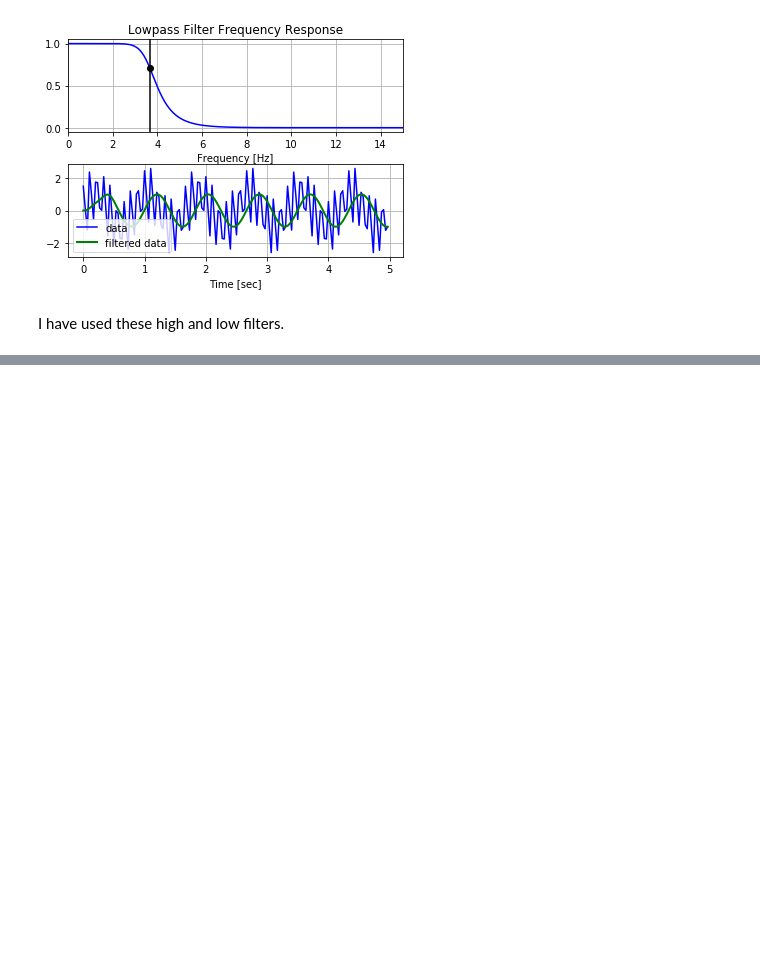
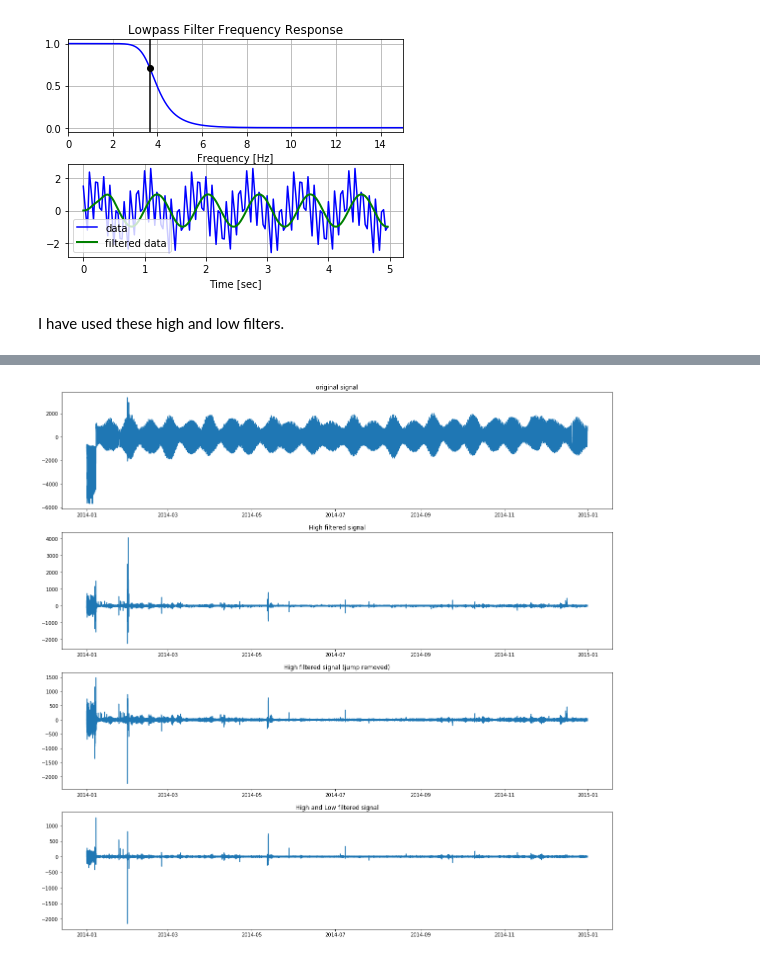
Before and after one commit to jhkim2/meteo_tsunami, a Jupyter notebook: notebook/01_Tide_Data_Cleaning/Data_Filtering.ipynb, the cells around one changed output, grey strips where cells are left out. Cells and saved outputs as stored; diff of their text form; code cells hidden in the pictures; blank space fills up the shorter version.

```diff
--- a/notebook/01_Tide_Data_Cleaning/Data_Filtering.ipynb
+++ b/notebook/01_Tide_Data_Cleaning/Data_Filtering.ipynb
@@ -171,0 +174,40 @@ plt.show()
+# %%
+# For our case the unit is hour.
+df1 = df #.loc[60*24*30*10:60*24*30*(10+1)]
+order = 6
+NN = 60
+
+data = df1['eta']
+
+filtered_data = butter_highpass_filter(data, 0.5, NN, order)
+
+plt.figure(figsize=(20,20))
+plt.subplot(411)
+plt.plot(df1['datetime'],data)
+plt.title('original signal')
+plt.subplot(412)
+plt.plot(df1['datetime'],filtered_data)
+plt.title('High filtered signal')
+plt.subplot(413)
+
+# This may be too restrictive?
+val0 = 0.
+for i in range(data.shape[0]):
+    val = data.iloc[i]
+    if val==val0:
+        filtered_data[i-2:i+2]=0.
+    val0=val
+
+plt.plot(df1['datetime'],filtered_data)
+plt.title('High filtered signal (jump removed)')
+
+cutoff = 4
+
+filtered_data = butter_lowpass_filter(filtered_data, cutoff, NN, order)
+
+plt.subplot(414)
+plt.plot(df1['datetime'],filtered_data)
+plt.title('High and Low filtered signal')
+plt.show()
+# %% [output]
+[figure, added]
```
Also changed, not shown: parts of 2 cells of this notebook, 1 other file.
